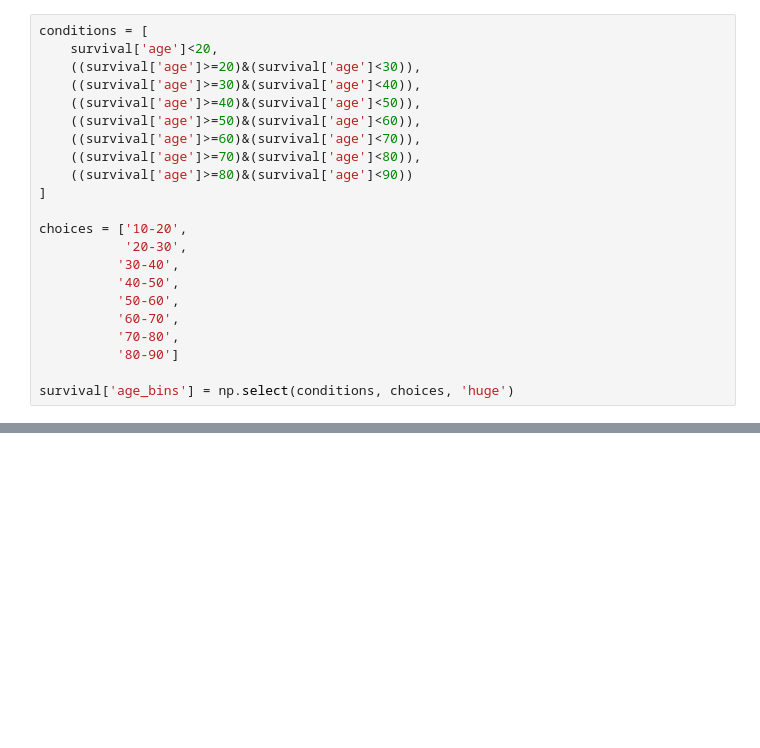
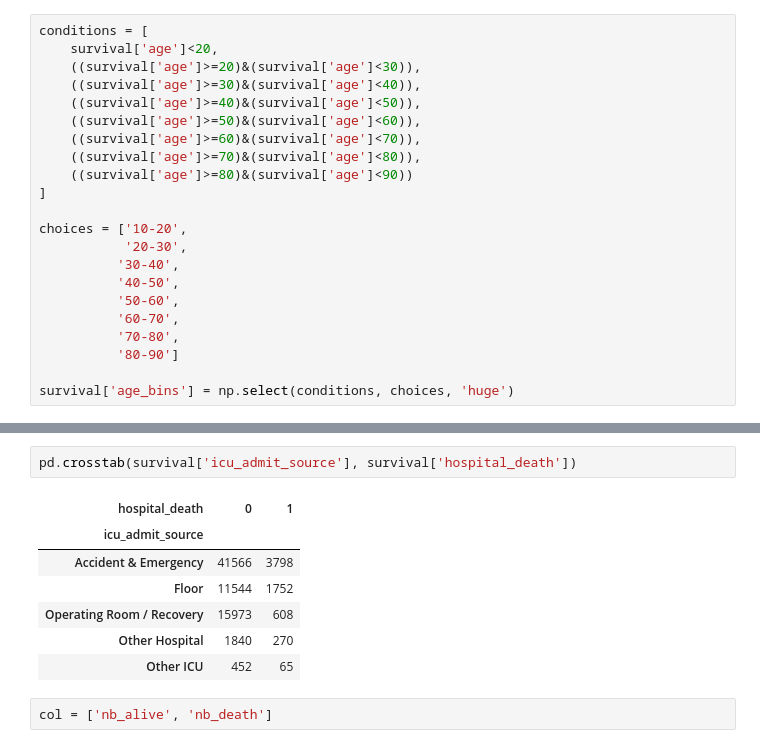
Before and after one commit to Edgart371/Project-5-Streamlit-Dashboard, a Jupyter notebook: cleaning_code.ipynb, the cells around one changed output, grey strips where cells are left out. Drawn from its saved outputs; the diff is of its cells as text; blank space fills up the shorter version.

```diff
--- a/cleaning_code.ipynb
+++ b/cleaning_code.ipynb
@@ -293,0 +268,12 @@ plt.show()
+# %%
+pd.crosstab(survival['icu_admit_source'], survival['hospital_death'])
+# %% [output]
+| hospital_death | 0 | 1 |
+| icu_admit_source |  |  |
+| Accident & Emergency | 41566 | 3798 |
+| Floor | 11544 | 1752 |
+| Operating Room / Recovery | 15973 | 608 |
+| Other Hospital | 1840 | 270 |
+| Other ICU | 452 | 65 |
+# %%
+col = ['nb_alive', 'nb_death']
```
Also changed, not shown: parts of 25 cells of this notebook, 1 other file.
